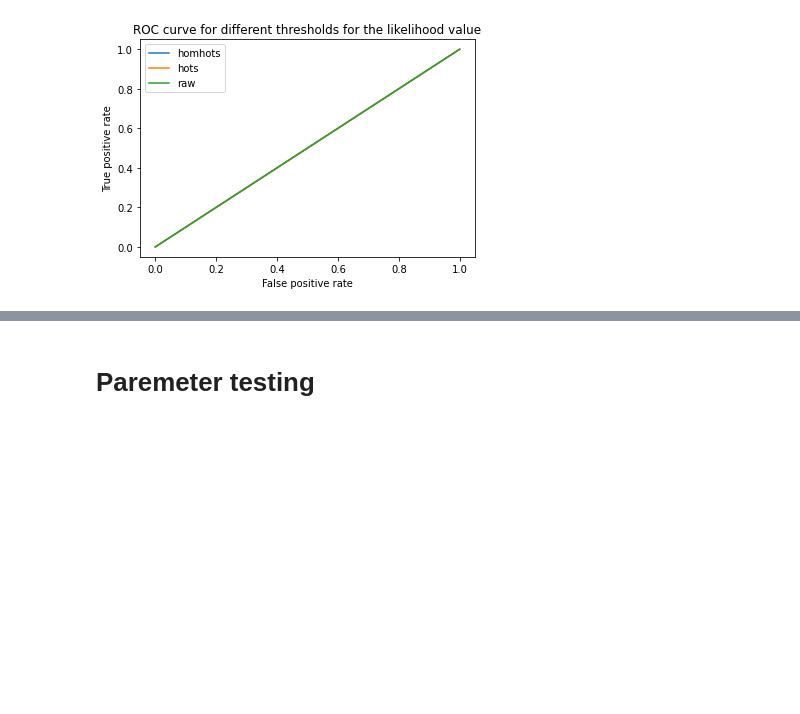
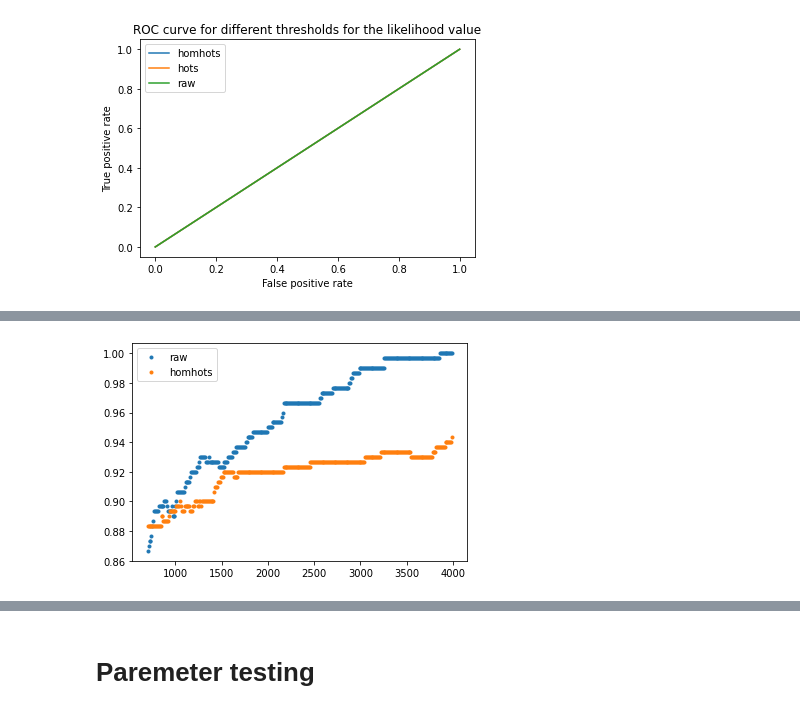
Before and after one commit to SpikeAI/HOTS, a Jupyter notebook: notebooks/RESULTS_02_PokerDVS.ipynb, the cells around one changed output, grey strips where cells are left out. Saved outputs shown, nothing was run; the diff lists cells and outputs as text; code cells hidden in the pictures; blank space fills up the shorter version.

```diff
--- a/notebooks/RESULTS_02_PokerDVS.ipynb
+++ b/notebooks/RESULTS_02_PokerDVS.ipynb
@@ -309,3 +310,0 @@ ax_onl.legend();
-# %%
-for likelihood_, true_target_, time_scale_ in zip(likelihood, true_target, time_scale):
-    plt.plot(time_scale_,likelihood_[:,2])
@@ -313,0 +339,29 @@ for likelihood_, true_target_, time_scale_ in zip(likelihood, true_target, time_
+# %%
+for namnum, name in enumerate(namelist):
+    f_name = f'{record_path}{timestr}_LR_results_{name}_{nbclust}_{nb_train}_{nb_test}_{ds_ev}.pkl'
+    with open(f_name, 'rb') as file:
+        likelihood, true_target, time_scale = pickle.load(file)
+    nb_classes = 4
+    timesteps = np.arange(700,4000,10)
+    y_true = np.zeros([len(true_target)])
+    y_score = np.zeros([len(true_target),nb_classes])
+    proba_timestep = np.zeros([len(timesteps),len(true_target),nb_classes])
+    i = 0
+    for likelihood_, true_target_, time_scale_ in zip(likelihood, true_target, time_scale):
+        time_scale_ -= time_scale_[0]
+        previous_ind = 0
+        for idx, step in enumerate(timesteps):
+            ind = np.where(time_scale_<step)[0][-1]
+            proba = np.mean(likelihood_[previous_ind:ind,:], axis=0)
+            if np.isnan(proba[0]):
+                print(step)
+            proba_timestep[idx,i,:] = proba
+        i+=1
+    AUC = np.zeros([len(timesteps)])
+    for idx, step in enumerate(timesteps):
+        #print(proba_timestep[idx,:,:].shape, np.array(true_timestep[idx]))
+        AUC[idx] = roc_auc_score(LabelBinarizer().fit_transform(np.array(true_target)),proba_timestep[idx,:,:], multi_class='ovr')
+    plt.plot(timesteps,AUC, '.', label=name)
+    plt.legend()
+# %% [output]
+[figure, added]
```
Also changed, not shown: parts of 8 cells of this notebook, 3 other files.
